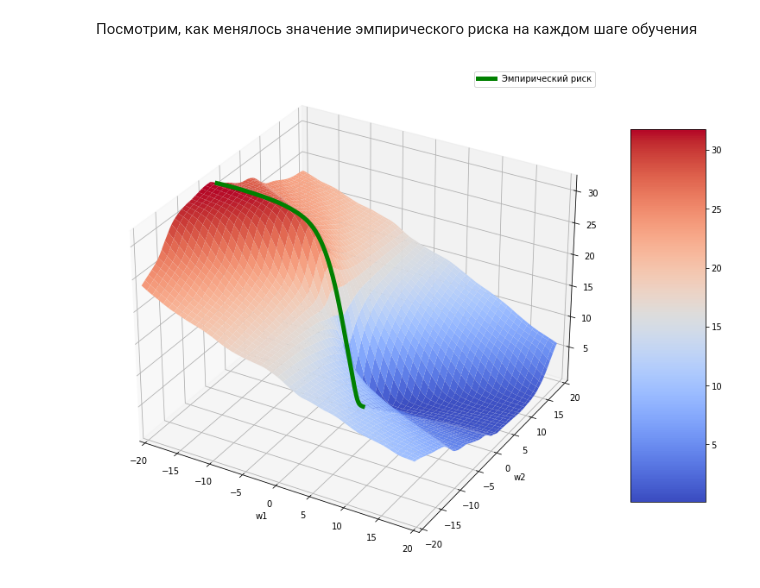
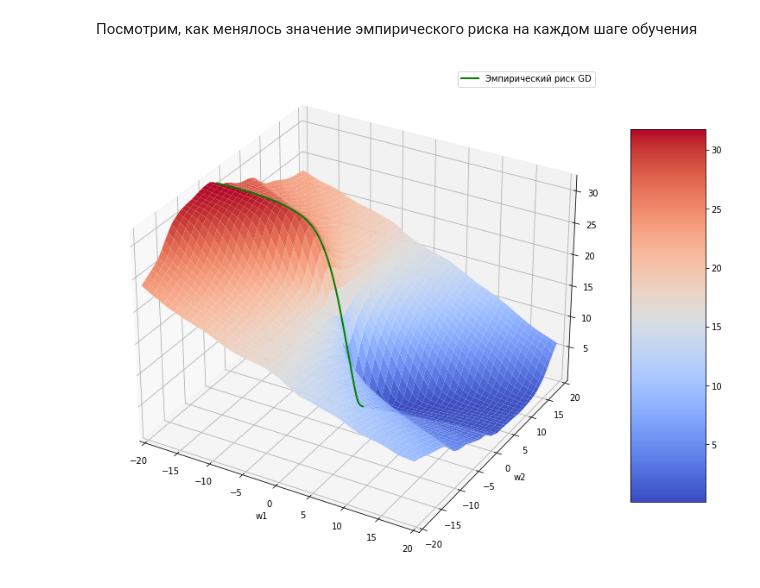
Before and after one commit to yuriy5139/MachineLearning, a Jupyter notebook: Neural Networks basics.ipynb, the cells around one changed output. Cells and saved outputs as stored; diff of their text form; code cells hidden in the pictures.

```diff
--- a/Neural Networks basics.ipynb
+++ b/Neural Networks basics.ipynb
@@ -216,14 +218,14 @@ plt.show()
 # %%
 fig = pylab.figure(figsize=(10, 12))
 axes = Axes3D(fig)
 axes.set_xlabel('w1')
 axes.set_ylabel('w2')
 axes.set_xlim(-20, 20)
 axes.set_ylim(-20, 20)
 surf = axes.plot_surface(x, y, U, cmap=cm.coolwarm)
 fig.colorbar(surf, shrink=0.5, aspect=5)
-axes.plot(np.array(w0s), np.array(w1s), np.array(lossfunc), label='Эмпирический риск', color = 'g', linewidth=5, zorder = 10)
+axes.plot(np.array(w0s), np.array(w1s), np.array(lossfunc), label='Эмпирический риск GD', color = 'g', linewidth=2, zorder = 10)
 axes.legend()
 pylab.show()
 # %% [output]
-[figure, old version]
+[figure, new version]
```
Also changed, not shown: parts of 28 cells of this notebook.
